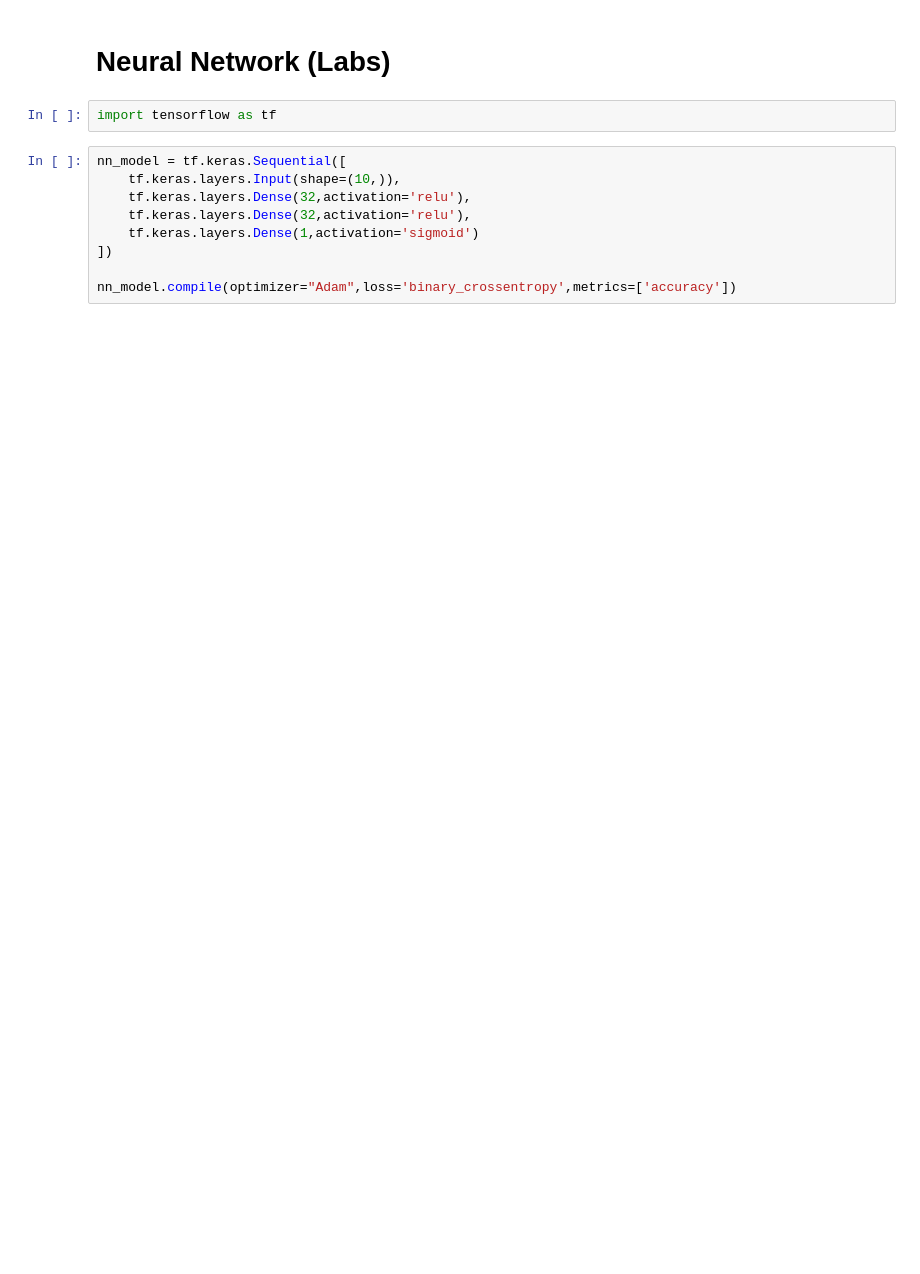
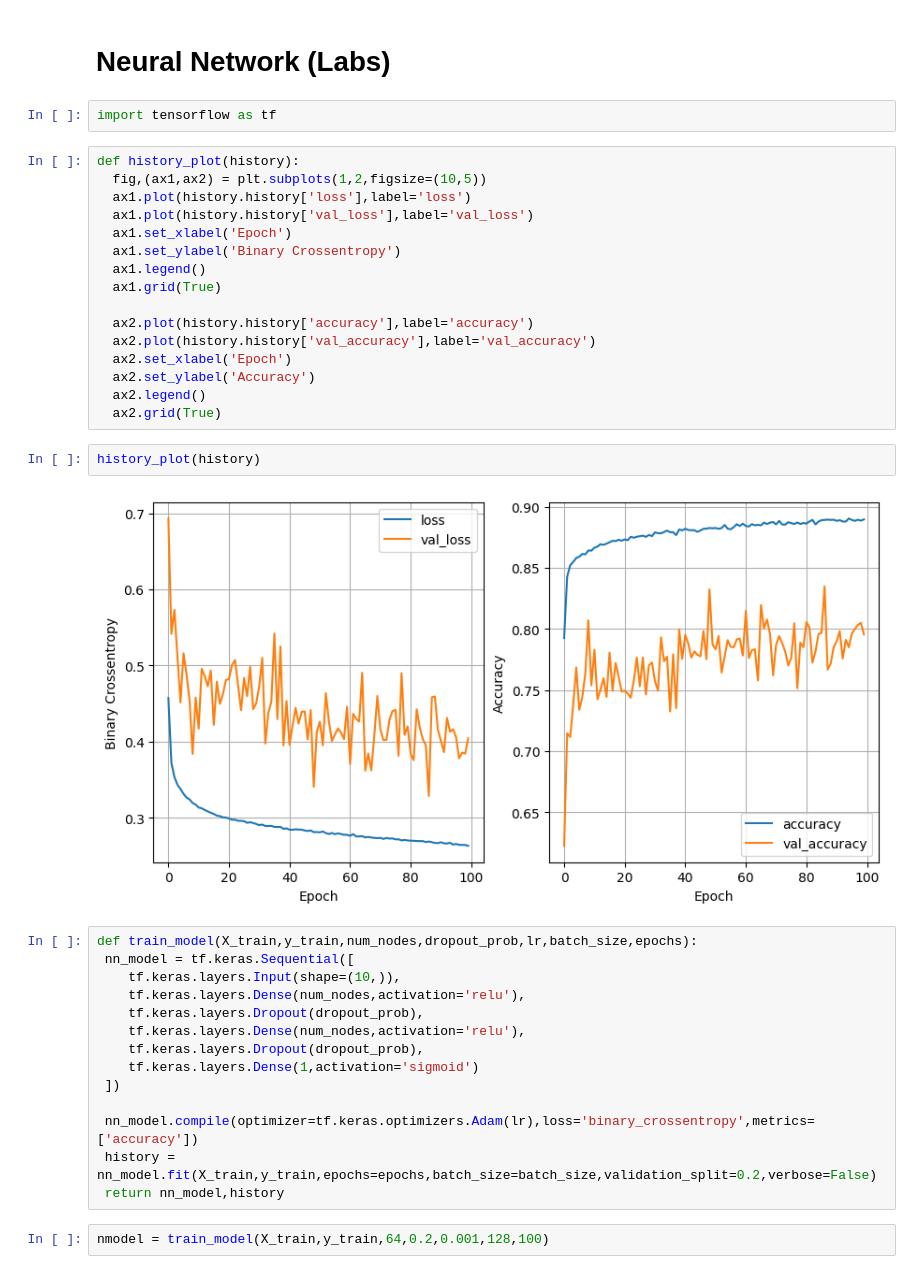
Before and after one commit to MsheesAI/fcc-MAGIC-Labs, a Jupyter notebook: fcc_MAGIC_Labs.ipynb, the cells around one changed output. Drawn from its saved outputs; the diff is of its cells as text; blank space fills up the shorter version.

```diff
--- a/fcc_MAGIC_Labs.ipynb
+++ b/fcc_MAGIC_Labs.ipynb
@@ -181,12 +181,39 @@ weighted avg       0.86      0.86      0.86      3804
 # Neural Network (Labs)
 # %%
 import tensorflow as tf
+# %%
+def history_plot(history):
+  fig,(ax1,ax2) = plt.subplots(1,2,figsize=(10,5))
+  ax1.plot(history.history['loss'],label='loss')
+  ax1.plot(history.history['val_loss'],label='val_loss')
+  ax1.set_xlabel('Epoch')
+  ax1.set_ylabel('Binary Crossentropy')
+  ax1.legend()
+  ax1.grid(True)
+
+  ax2.plot(history.history['accuracy'],label='accuracy')
+  ax2.plot(history.history['val_accuracy'],label='val_accuracy')
+  ax2.set_xlabel('Epoch')
+  ax2.set_ylabel('Accuracy')
+  ax2.legend()
+  ax2.grid(True)
+# %%
+history_plot(history)
+# %% [output]
+[figure, added]
 # %%
-nn_model = tf.keras.Sequential([
+def train_model(X_train,y_train,num_nodes,dropout_prob,lr,batch_size,epochs):
+ nn_model = tf.keras.Sequential([
     tf.keras.layers.Input(shape=(10,)),
-    tf.keras.layers.Dense(32,activation='relu'),
-    tf.keras.layers.Dense(32,activation='relu'),
+    tf.keras.layers.Dense(num_nodes,activation='relu'),
+    tf.keras.layers.Dropout(dropout_prob),
+    tf.keras.layers.Dense(num_nodes,activation='relu'),
+    tf.keras.layers.Dropout(dropout_prob),
     tf.keras.layers.Dense(1,activation='sigmoid')
-])
+ ])
 
-nn_model.compile(optimizer="Adam",loss='binary_crossentropy',metrics=['accuracy'])
+ nn_model.compile(optimizer=tf.keras.optimizers.Adam(lr),loss='binary_crossentropy',metrics=['accuracy'])
+ history = nn_model.fit(X_train,y_train,epochs=epochs,batch_size=batch_size,validation_split=0.2,verbose=False)
+ return nn_model,history
+# %%
+nmodel = train_model(X_train,y_train,64,0.2,0.001,128,100)
```
Also changed, not shown: parts of 9 cells of this notebook.
